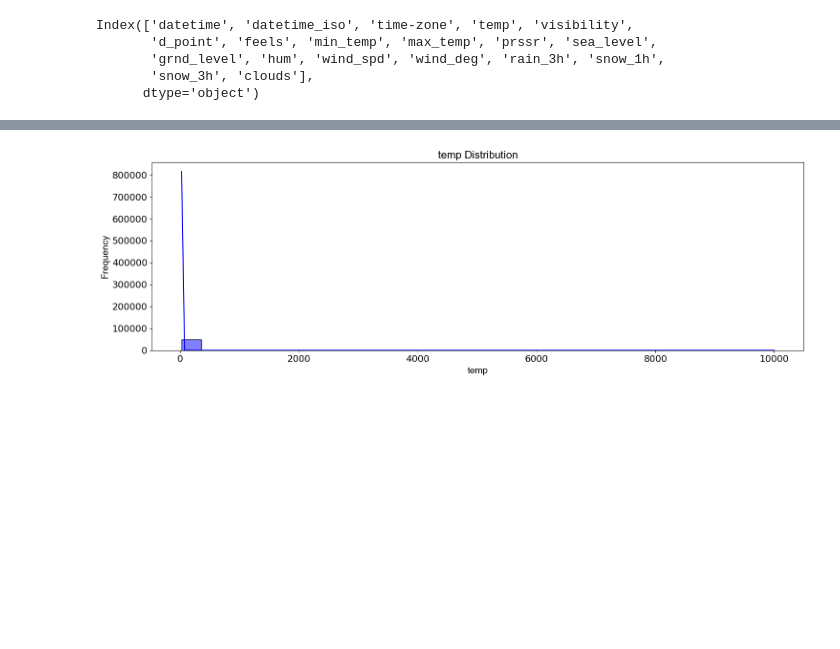
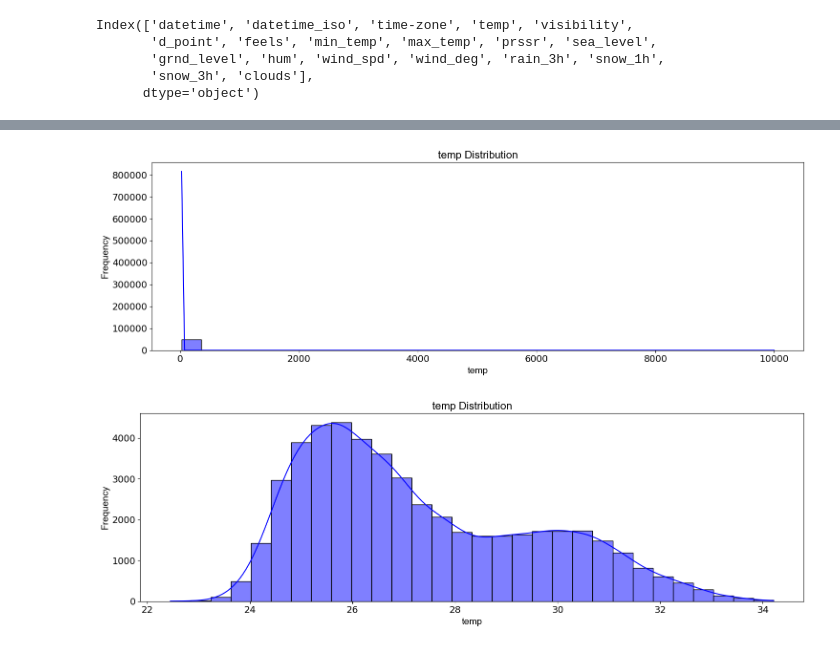
Before and after one commit to aymanrafif/rainforecasting_dq, a Jupyter notebook: data_prep.ipynb, the cells around one changed output, grey strips where cells are left out. Cells and saved outputs as stored; diff of their text form; code cells hidden in the pictures; blank space fills up the shorter version.

```diff
--- a/data_prep.ipynb
+++ b/data_prep.ipynb
@@ -375,0 +382,5 @@ Index(['datetime', 'datetime_iso', 'time-zone', 'temp', 'visibility',
+# %%
+test_drop_cols = ['datetime', 'time-zone', 'visibility', 'sea_level','grnd_level', 'rain_3h','snow_1h', 'snow_3h']
+
+test_dp = test_dp.drop(test_drop_cols, axis = 1)
+test_dp.head()
@@ -375,0 +394,5 @@ Index(['datetime', 'datetime_iso', 'time-zone', 'temp', 'visibility',
+# %%
+meanOutliersTest = outliers_to_mean(test_dp.drop('datetime_iso', axis = 1))
+# %%
+test_final = pd.concat([test_dp['datetime_iso'], meanOutliersTest], axis = 1)
+test_final.head()
@@ -376,4 +408,6 @@ Index(['datetime', 'datetime_iso', 'time-zone', 'temp', 'visibility',
 # %%
 plotDistribution(test_dp, 'temp')
+plotDistribution(test_final, 'temp')
 # %% [output]
 [figure]
+[figure, added]
```
Also changed, not shown: parts of 4 cells of this notebook.
